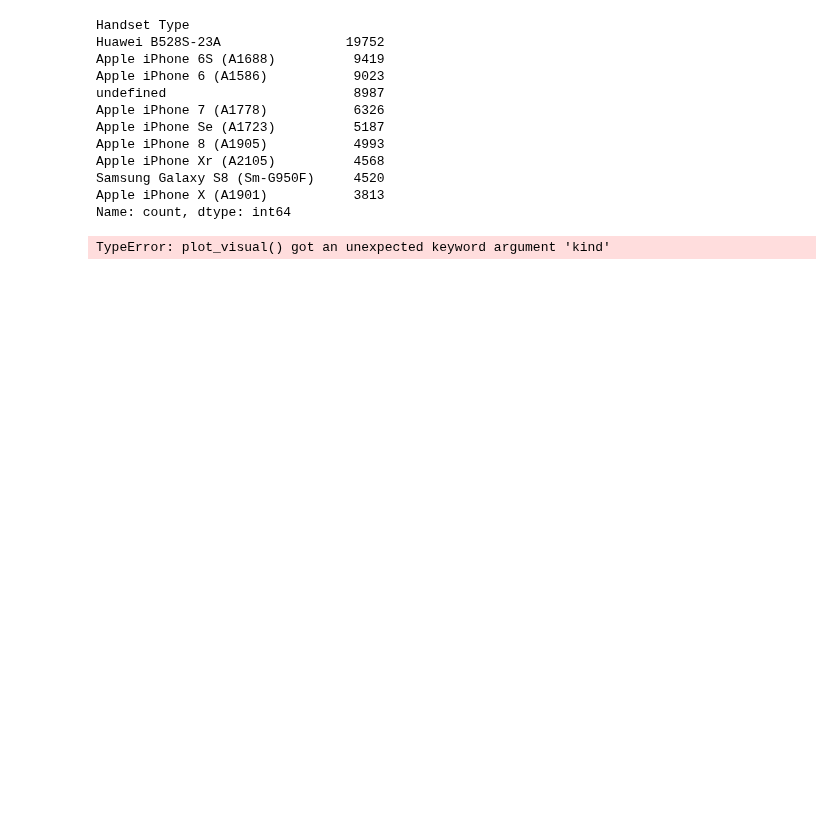
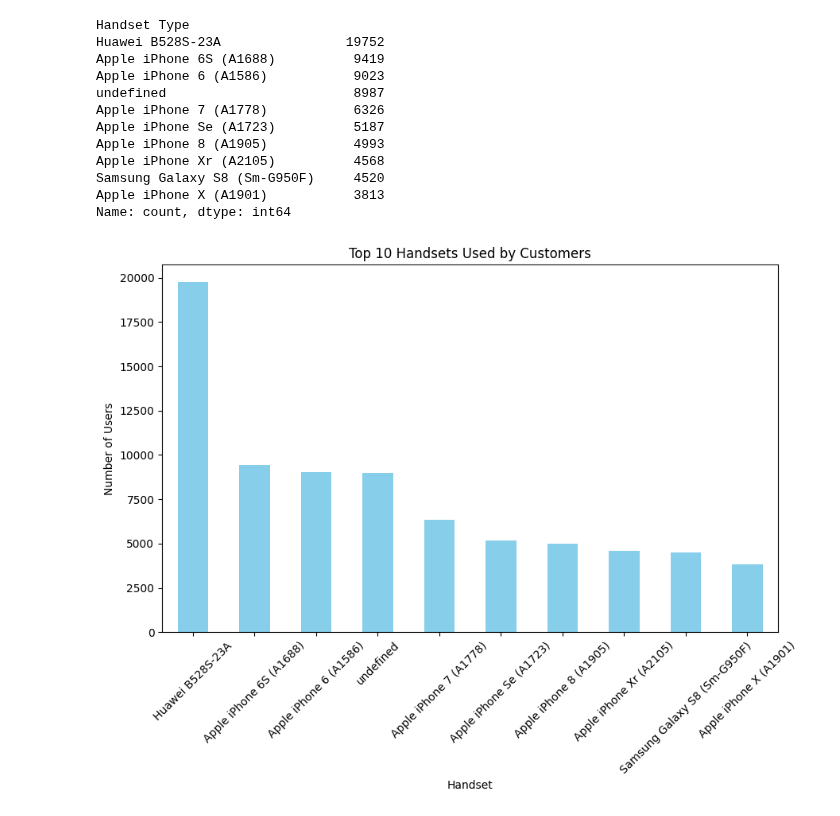
Before and after one commit to yishakk/Week-2-TellCo, a Jupyter notebook: notebooks/overview_analysis.ipynb, the cells around one changed output. Cells and saved outputs as stored; diff of their text form; code cells hidden in the pictures; blank space fills up the shorter version.

```diff
--- a/notebooks/overview_analysis.ipynb
+++ b/notebooks/overview_analysis.ipynb
@@ -16,23 +34,23 @@ print(tellco_data.dtypes)
 # %%
 top_handsets = tellco_data['Handset Type'].value_counts().head(10)
 
 print(top_handsets)
 
-plot_visual(top_handsets, 'Handset', 'Number of Users', 'Top 10 Handsets Used by Customers', kind='bar', color='skyblue')
+plot_visual(top_handsets, 'Handset', 'Number of Users', 'Top 10 Handsets Used by Customers', plt_kind='bar', plt_color='skyblue')
 # %% [output]
 Handset Type
 Huawei B528S-23A                19752
 Apple iPhone 6S (A1688)          9419
 Apple iPhone 6 (A1586)           9023
 undefined                        8987
 Apple iPhone 7 (A1778)           6326
 Apple iPhone Se (A1723)          5187
 Apple iPhone 8 (A1905)           4993
 Apple iPhone Xr (A2105)          4568
 Samsung Galaxy S8 (Sm-G950F)     4520
 Apple iPhone X (A1901)           3813
 Name: count, dtype: int64
-TypeError: plot_visual() got an unexpected keyword argument 'kind'
+[figure, added]
 # %%
 top_manufacturers = tellco_data['Handset Manufacturer'].value_counts().head(3)
 
```
Also changed, not shown: parts of 3 cells of this notebook.
